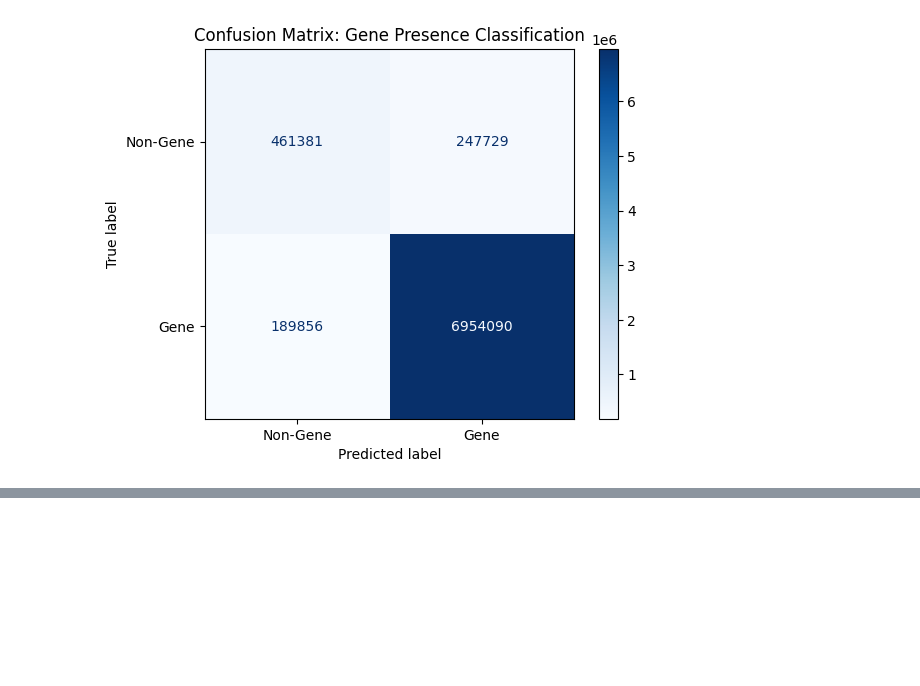
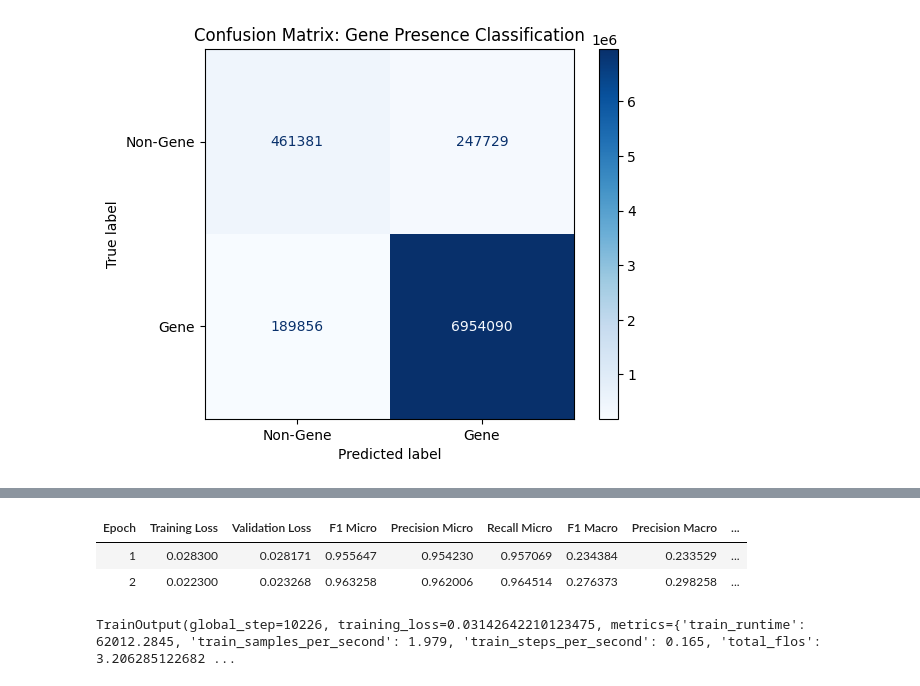
Before and after one commit to JustinMorera/Bacterial-Gene-Identification-ML-Model, a Jupyter notebook: Python/project.ipynb, the cells around one changed output, grey strips where cells are left out. Saved outputs shown, nothing was run; the diff lists cells and outputs as text; code cells hidden in the pictures; blank space fills up the shorter version.

Commit message:
Fine-tune DNABERT for Gene Classification - Not TERRIBLE! Needs better data (and better hardware :P)

```diff
--- a/Python/project.ipynb
+++ b/Python/project.ipynb
@@ -1475,15 +1474,15 @@ Device: cuda
 # %%
 # Define training arguments
 trainingArgsPresence = TrainingArguments(
-    output_dir="./dnabert-finetuned",
+    output_dir="./GeneDetectionModel",
     num_train_epochs=2,
     per_device_train_batch_size=12,
     per_device_eval_batch_size=4,
     eval_strategy="epoch",
-    save_strategy="epoch",           # Save frequently in case of crashes, if "steps", eval_strat must also be "steps"
+    save_strategy="epoch",              # Save frequently in case of crashes, if "steps", eval_strat must also be "steps"
     # save_steps=10000,                 # Save every 10000 steps
-    # save_total_limit=3,              # Keep only the 3 most recent checkpoints
-    logging_dir="./logs",
+    # save_total_limit=3,               # Keep only the 3 most recent checkpoints
+    logging_dir="./logsGenePresence",
     load_best_model_at_end=True,
     metric_for_best_model="f1",
     greater_is_better=True,
@@ -1589,0 +1678,30 @@ if device == "cuda":
+# %%
+# Define training arguments
+trainingArgsType = TrainingArguments(
+    output_dir="./GeneClassificationModel",
+    num_train_epochs=2,
+    per_device_train_batch_size=12,
+    per_device_eval_batch_size=4,
+    eval_strategy="epoch",
+    save_strategy="epoch",              # Save frequently in case of crashes, if "steps", eval_strat must also be "steps"
+    # save_steps=10000,                 # Save every 10000 steps
+    # save_total_limit=3,              # Keep only the 3 most recent checkpoints
+    logging_dir="./logsGeneType",
+    load_best_model_at_end=True,
+    metric_for_best_model="f1_macro",
+    greater_is_better=True,
+    fp16=True  # use if you're training on GPU and have memory constraints
+)
+
+# Define Trainer
+trainerType = Trainer(
+    model=geneTypeModel,
+    args=trainingArgsType,
+    train_dataset=trainDatasetType,
+    eval_dataset=evalDatasetType,
+    tokenizer=tokenizer,
+    compute_metrics=computeMetricsType
+)
+
+trainerType.train()
+# %% [output]
@@ -1589,0 +1709,4 @@ if device == "cuda":
+| Epoch | Training Loss | Validation Loss | F1 Micro | Precision Micro | Recall Micro | F1 Macro | Precision Macro | ... |
+| 1 | 0.028300 | 0.028171 | 0.955647 | 0.954230 | 0.957069 | 0.234384 | 0.233529 | ... |
+| 2 | 0.022300 | 0.023268 | 0.963258 | 0.962006 | 0.964514 | 0.276373 | 0.298258 | ... |
+TrainOutput(global_step=10226, training_loss=0.03142642210123475, metrics={'train_runtime': 62012.2845, 'train_samples_per_second': 1.979, 'train_steps_per_second': 0.165, 'total_flos': 3.206285122682 ...
```
Also changed, not shown: parts of 6 cells of this notebook, 1 other file.
